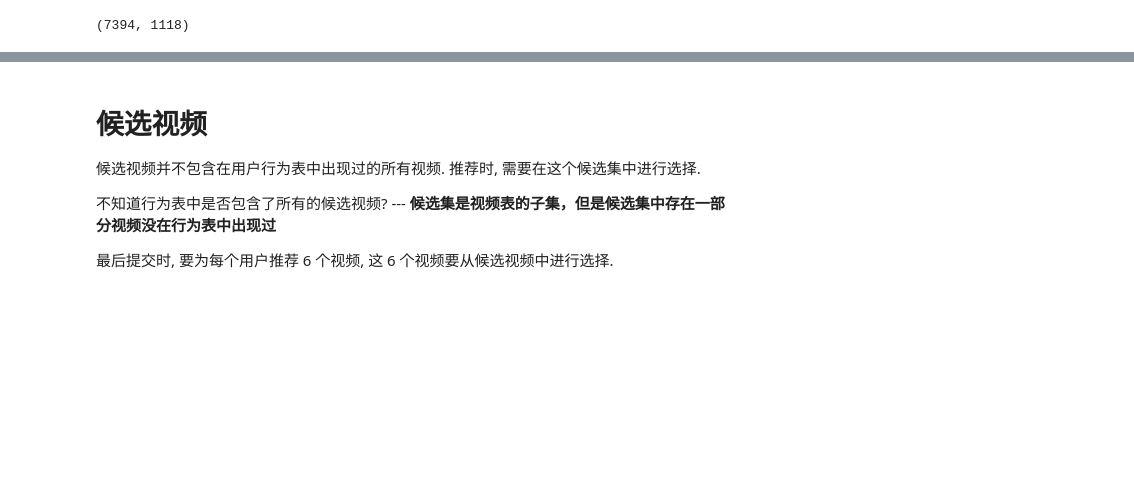
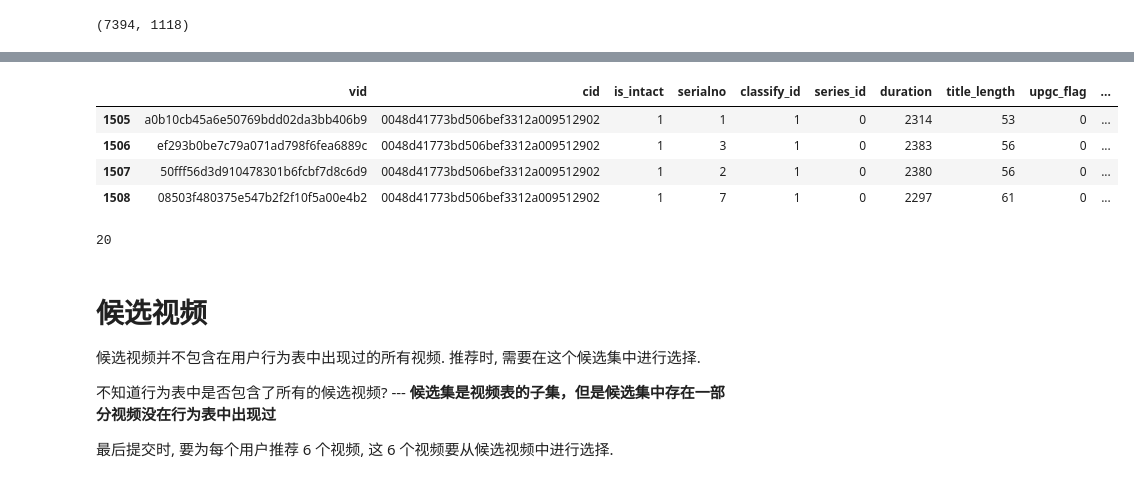
Before and after one commit to GZYZG/mgtv-2022, a Jupyter notebook: data-explore.ipynb, the cells around one changed output, grey strips where cells are left out. Saved outputs shown, nothing was run; the diff lists cells and outputs as text; code cells hidden in the pictures; blank space fills up the shorter version.

```diff
--- a/data-explore.ipynb
+++ b/data-explore.ipynb
@@ -102,2 +209,2 @@ vinfo.cid.nunique(), vinfo.series_id.nunique()
 # %%
-gv = vinfo.groupby('series_id')
+gv = vinfo.groupby('cid_')
@@ -120,3 +211,15 @@ gv.get_group(0)
+# %%
+gv.get_group(11)#.shape
+# %% [output]
+|  | vid | cid | is_intact | serialno | classify_id | series_id | duration | title_length | upgc_flag | ... |
+| 1505 | a0b10cb45a6e50769bdd02da3bb406b9 | 0048d41773bd506bef3312a009512902 | 1 | 1 | 1 | 0 | 2314 | 53 | 0 | ... |
+| 1506 | ef293b0be7c79a071ad798f6fea6889c | 0048d41773bd506bef3312a009512902 | 1 | 3 | 1 | 0 | 2383 | 56 | 0 | ... |
+| 1507 | 50fff56d3d910478301b6fcbf7d8c6d9 | 0048d41773bd506bef3312a009512902 | 1 | 2 | 1 | 0 | 2380 | 56 | 0 | ... |
+| 1508 | 08503f480375e547b2f2f10f5a00e4b2 | 0048d41773bd506bef3312a009512902 | 1 | 7 | 1 | 0 | 2297 | 61 | 0 | ... |
+# %%
+gv.get_group(0)['serialno'].max()
+# %% [output]
+20
 # %% [markdown]
 # 候选视频
 候选视频并不包含在用户行为表中出现过的所有视频. 推荐时, 需要在这个候选集中进行选择.
```
Also changed, not shown: parts of 24 cells of this notebook, 1 other file.
